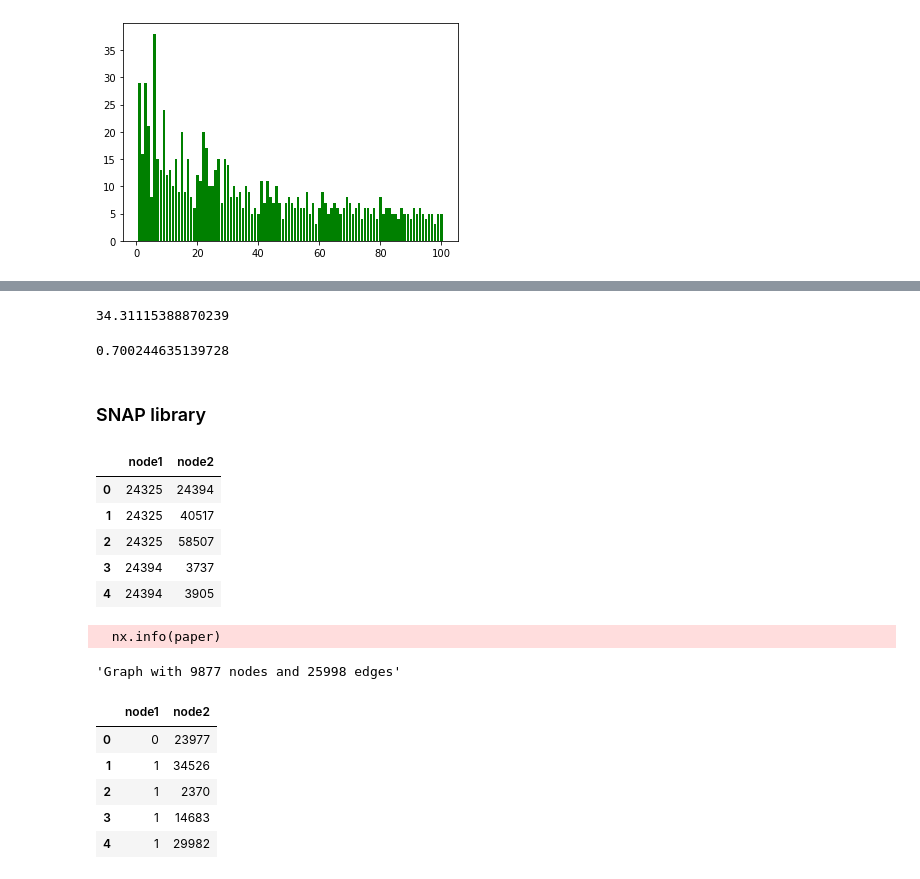
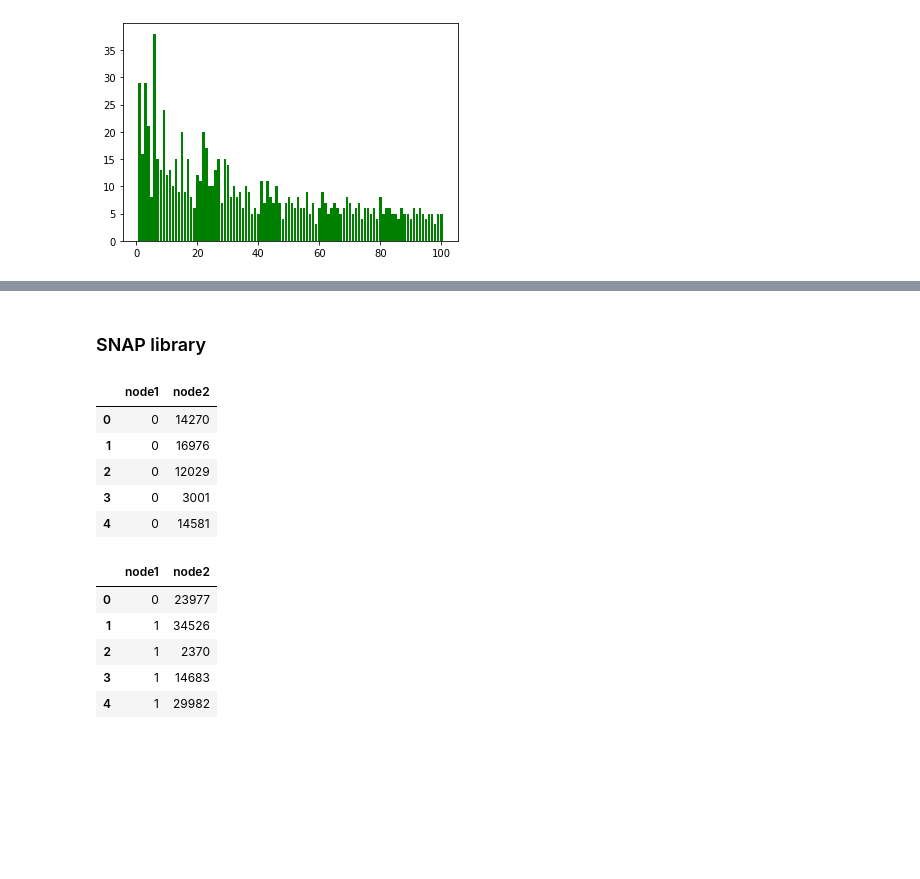
Before and after one commit to michele1783/Social-Network-and-Online-Markets, a Jupyter notebook: HW Social Network.ipynb, the cells around one changed output, grey strips where cells are left out. Drawn from its saved outputs; the diff is of its cells as text; code cells hidden in the pictures; blank space fills up the shorter version.

```diff
--- a/HW Social Network.ipynb
+++ b/HW Social Network.ipynb
@@ -484,31 +298,17 @@ print(time.time() - start_time)
-# %%
-start_time = time.time()
-t = nx.average_clustering(a)
-print(time.time() - start_time)
-# %% [output]
-34.31115388870239
-# %%
-t
-# %% [output]
-0.700244635139728
 # %% [markdown]
 ### SNAP library
 # %%
-HepTh = pd.read_csv("ca-HepTh.txt", sep = "\t", header = None, names = ["node1", "node2"])
-HepTh.head()
+deezer = pd.read_csv("deezer_europe_edges.csv", sep = ",", header = 0,index_col=False, names = ["node1","node2"])
+deezer.head()
 # %% [output]
 |  | node1 | node2 |
-| 0 | 24325 | 24394 |
-| 1 | 24325 | 40517 |
-| 2 | 24325 | 58507 |
-| 3 | 24394 | 3737 |
-| 4 | 24394 | 3905 |
+| 0 | 0 | 14270 |
+| 1 | 0 | 16976 |
+| 2 | 0 | 12029 |
+| 3 | 0 | 3001 |
+| 4 | 0 | 14581 |
 # %%
-paper = nx.from_pandas_edgelist(df, source ="node1", target ="node2", create_using=nx.Graph())
-nx.info(paper)
+deezer = nx.from_pandas_edgelist(deezer, source ="node1", target ="node2", create_using=nx.Graph())
-# %% [output]
-  nx.info(paper)
-'Graph with 9877 nodes and 25998 edges'
 # %%
 git = pd.read_csv("musae_git_edges.csv", sep = ",", header = 0, names = ["node1", "node2"])
 git.head()
```
Also changed, not shown: parts of 29 cells of this notebook.
